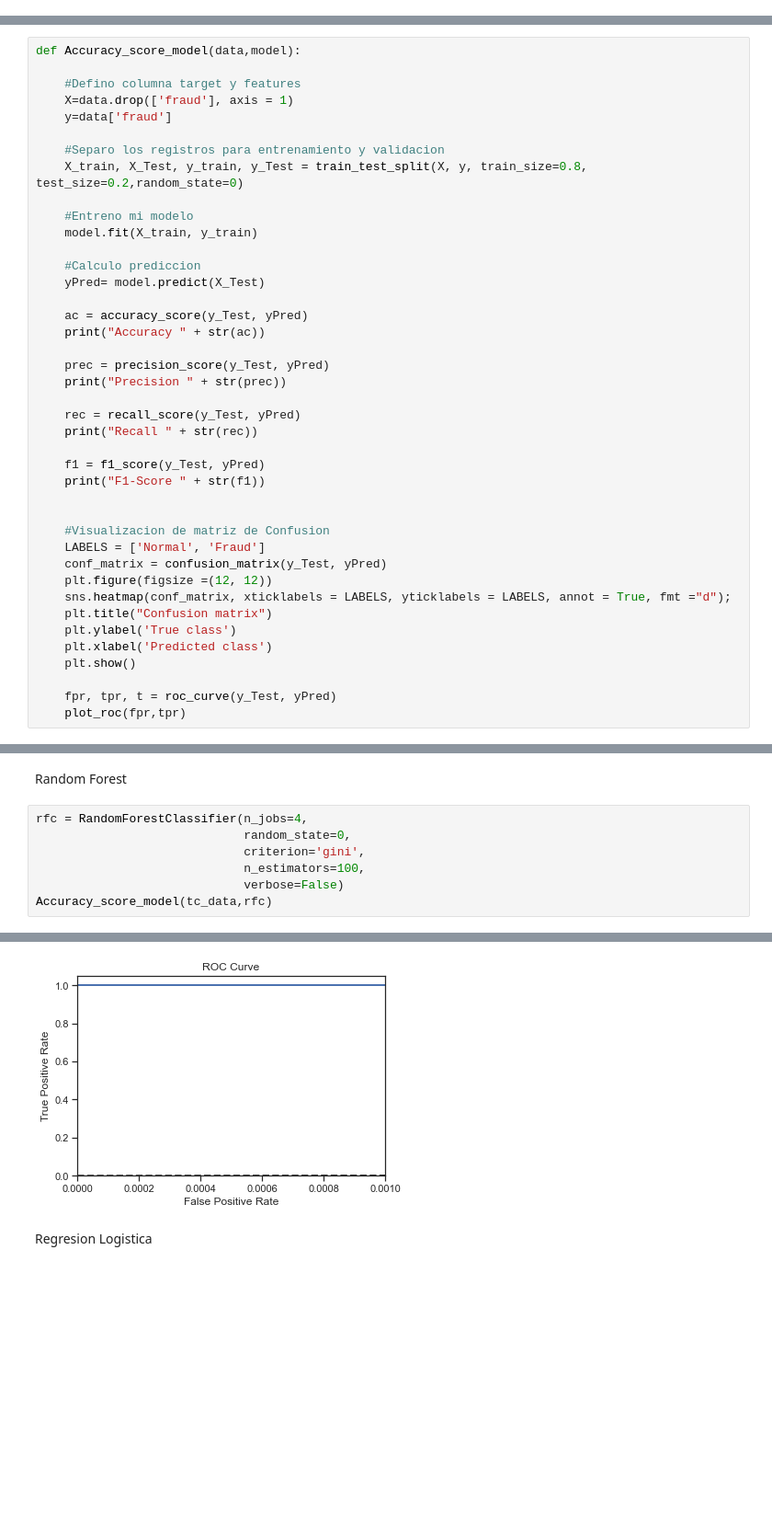
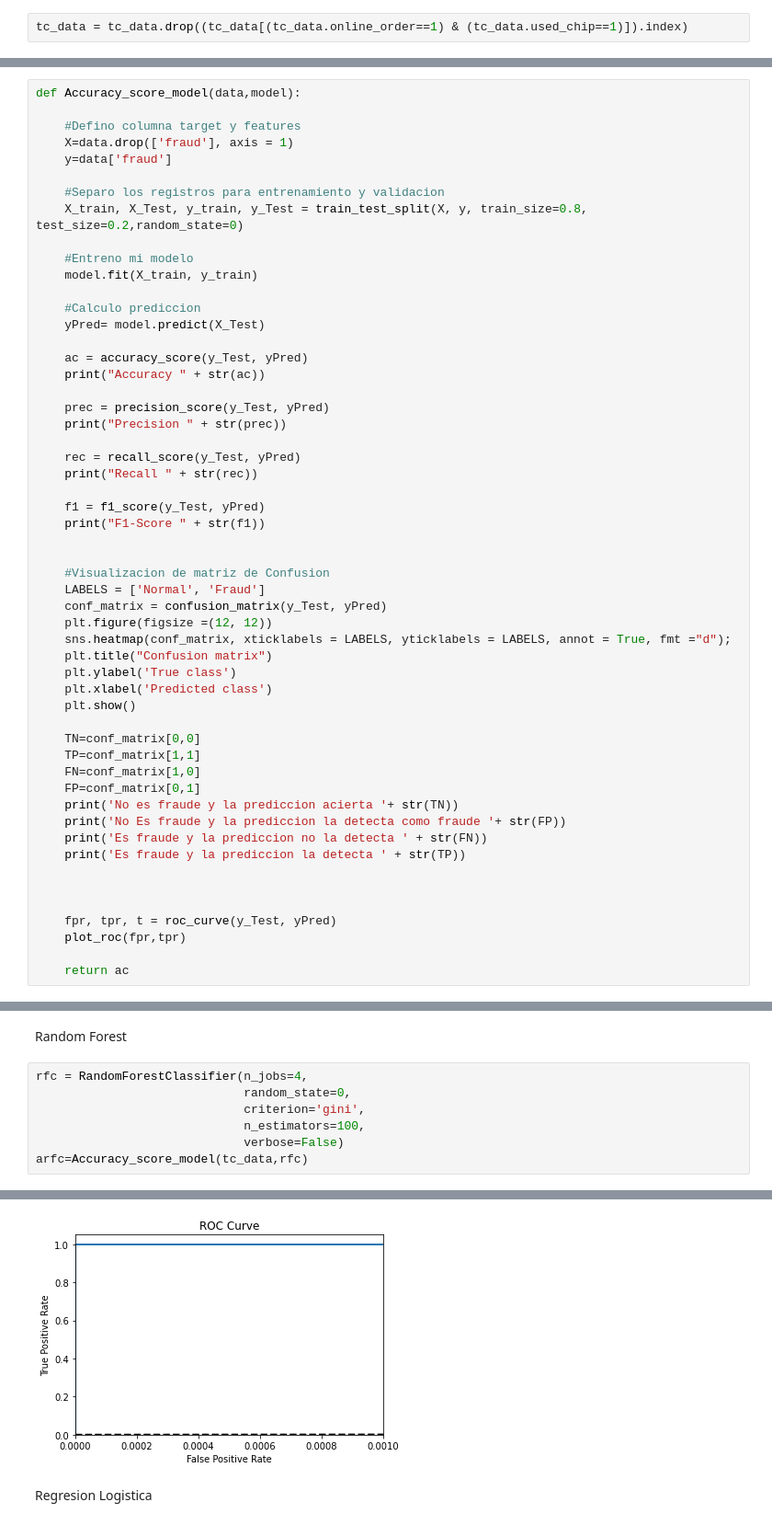
Before and after one commit to cecilia2988/Fraude-en-TC, a Jupyter notebook: EDA_TC.ipynb, the cells around one changed output, grey strips where cells are left out. Shown at 92% size. Drawn from its saved outputs; the diff is of its cells as text; blank space fills up the shorter version.

```diff
--- a/EDA_TC.ipynb
+++ b/EDA_TC.ipynb
@@ -108,3 +157,5 @@ tc_data[(tc_data.online_order==1) & (tc_data.used_chip==1)]
 | 999997 | 2.914857 | 1.472687 | 0.218075 | 1.0 | 1.0 | ... |
 | 999999 | 58.108125 | 0.318110 | 0.386920 | 1.0 | 1.0 | ... |
 227903 rows × 8 columns
+# %%
+tc_data = tc_data.drop((tc_data[(tc_data.online_order==1) & (tc_data.used_chip==1)]).index)
@@ -147,8 +200,21 @@ def Accuracy_score_model(data,model):
     plt.xlabel('Predicted class')
     plt.show()
 
+    TN=conf_matrix[0,0]
+    TP=conf_matrix[1,1]
+    FN=conf_matrix[1,0]
+    FP=conf_matrix[0,1]
+    print('No es fraude y la prediccion acierta '+ str(TN))
+    print('No Es fraude y la prediccion la detecta como fraude '+ str(FP))
+    print('Es fraude y la prediccion no la detecta ' + str(FN))
+    print('Es fraude y la prediccion la detecta ' + str(TP))
+
+
+
     fpr, tpr, t = roc_curve(y_Test, yPred)
     plot_roc(fpr,tpr)
+
+    return ac
 # %%
 def plot_roc(fpr,tpr):
     plt.plot(fpr, tpr, label = 'ROC curve', linewidth = 2)
@@ -167,5 +233,5 @@ rfc = RandomForestClassifier(n_jobs=4,
                              criterion='gini',
                              n_estimators=100,
                              verbose=False)
-Accuracy_score_model(tc_data,rfc)
+arfc=Accuracy_score_model(tc_data,rfc)
 # %% [output]
@@ -177,4 +247,4 @@ F1-Score 0.9999424758398527
-[figure, old version]
+[figure, new version]
 # %% [markdown]
 Regresion Logistica
 # %%
```
Also changed, not shown: parts of 31 cells of this notebook, 4 other files.
